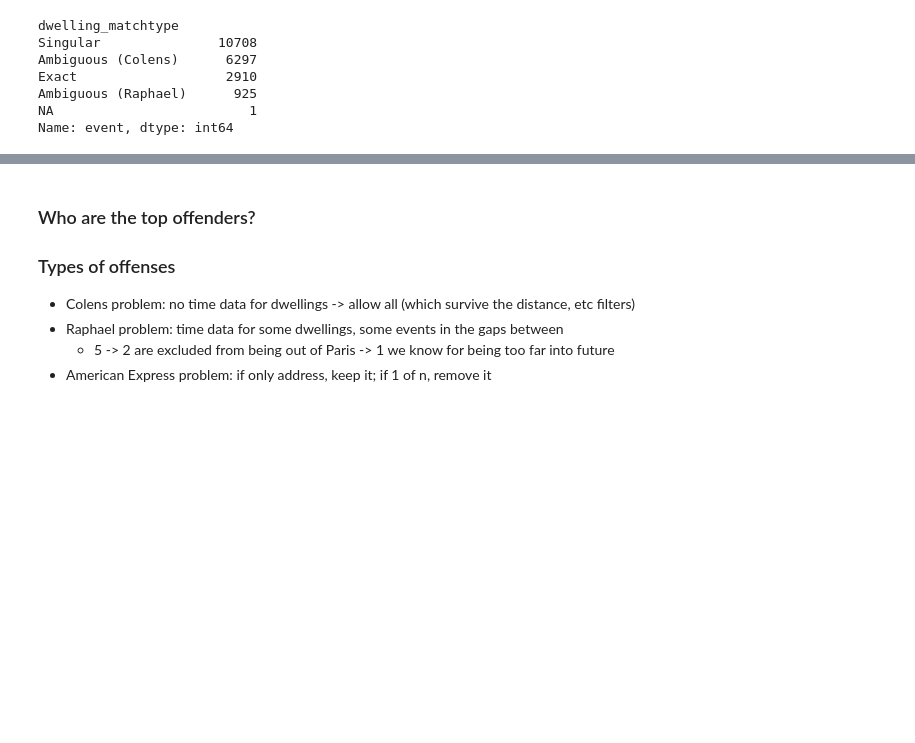
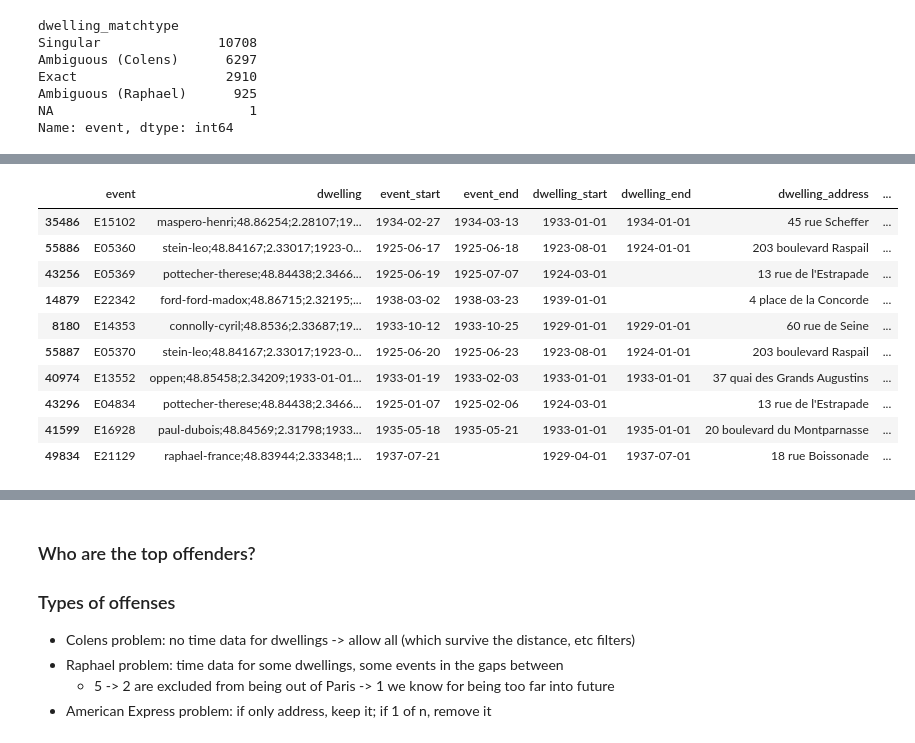
Before and after one commit to Princeton-CDH/geotaste, a Jupyter notebook: notebooks/doc_ambiguous_places.ipynb, the cells around one changed output, grey strips where cells are left out. Cells and saved outputs as stored; diff of their text form; code cells hidden in the pictures; blank space fills up the shorter version.

```diff
--- a/notebooks/doc_ambiguous_places.ipynb
+++ b/notebooks/doc_ambiguous_places.ipynb
@@ -65,0 +79,14 @@ Series([], Name: event, dtype: int64)
+# %%
+df[df.dwelling_matchtype=='Ambiguous (Raphael)'][cols].sample(n=10)
+# %% [output]
+|  | event | dwelling | event_start | event_end | dwelling_start | dwelling_end | dwelling_address | ... |
+| 35486 | E15102 | maspero-henri;48.86254;2.28107;19... | 1934-02-27 | 1934-03-13 | 1933-01-01 | 1934-01-01 | 45 rue Scheffer | ... |
+| 55886 | E05360 | stein-leo;48.84167;2.33017;1923-0... | 1925-06-17 | 1925-06-18 | 1923-08-01 | 1924-01-01 | 203 boulevard Raspail | ... |
+| 43256 | E05369 | pottecher-therese;48.84438;2.3466... | 1925-06-19 | 1925-07-07 | 1924-03-01 |  | 13 rue de l'Estrapade | ... |
+| 14879 | E22342 | ford-ford-madox;48.86715;2.32195;... | 1938-03-02 | 1938-03-23 | 1939-01-01 |  | 4 place de la Concorde | ... |
+| 8180 | E14353 | connolly-cyril;48.8536;2.33687;19... | 1933-10-12 | 1933-10-25 | 1929-01-01 | 1929-01-01 | 60 rue de Seine | ... |
+| 55887 | E05370 | stein-leo;48.84167;2.33017;1923-0... | 1925-06-20 | 1925-06-23 | 1923-08-01 | 1924-01-01 | 203 boulevard Raspail | ... |
+| 40974 | E13552 | oppen;48.85458;2.34209;1933-01-01... | 1933-01-19 | 1933-02-03 | 1933-01-01 | 1933-01-01 | 37 quai des Grands Augustins | ... |
+| 43296 | E04834 | pottecher-therese;48.84438;2.3466... | 1925-01-07 | 1925-02-06 | 1924-03-01 |  | 13 rue de l'Estrapade | ... |
+| 41599 | E16928 | paul-dubois;48.84569;2.31798;1933... | 1935-05-18 | 1935-05-21 | 1933-01-01 | 1935-01-01 | 20 boulevard du Montparnasse | ... |
+| 49834 | E21129 | raphael-france;48.83944;2.33348;1... | 1937-07-21 |  | 1929-04-01 | 1937-07-01 | 18 rue Boissonade | ... |
```
Also changed, not shown: parts of 30 cells of this notebook.
